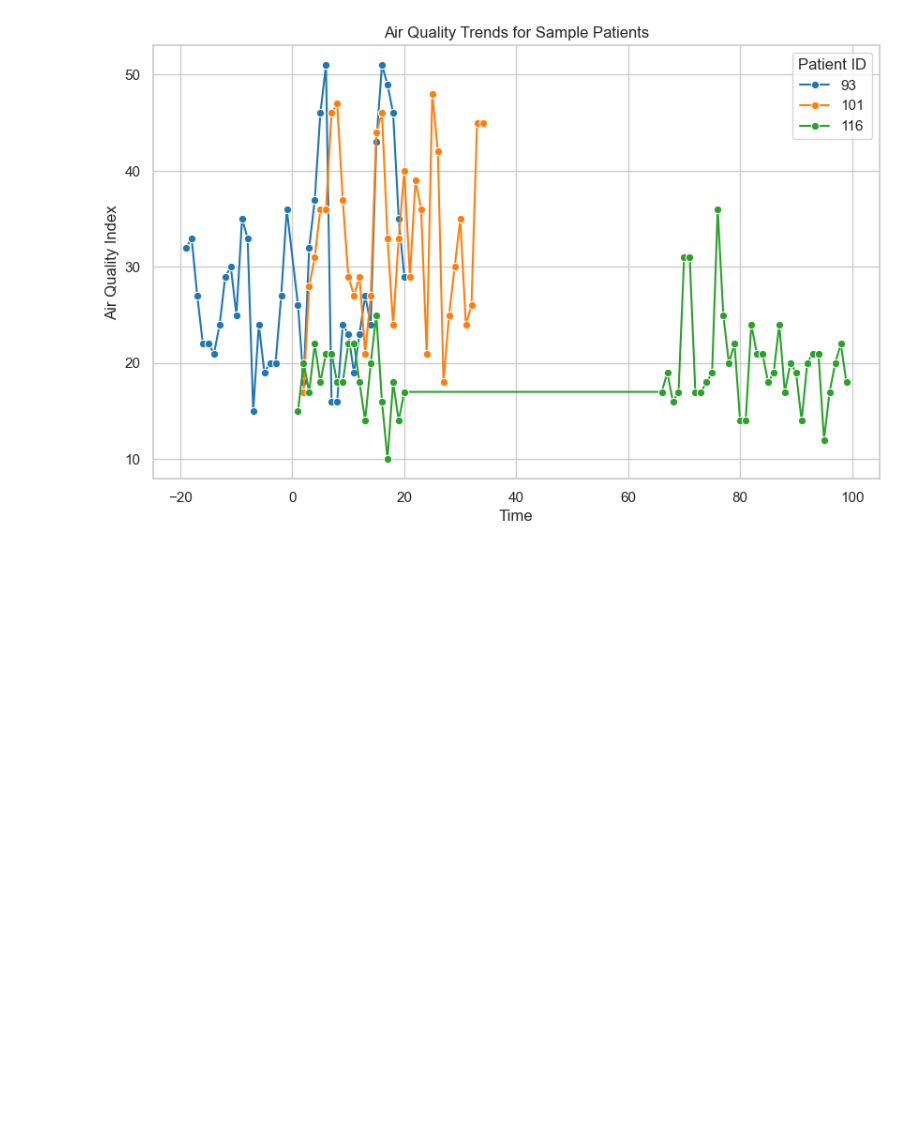
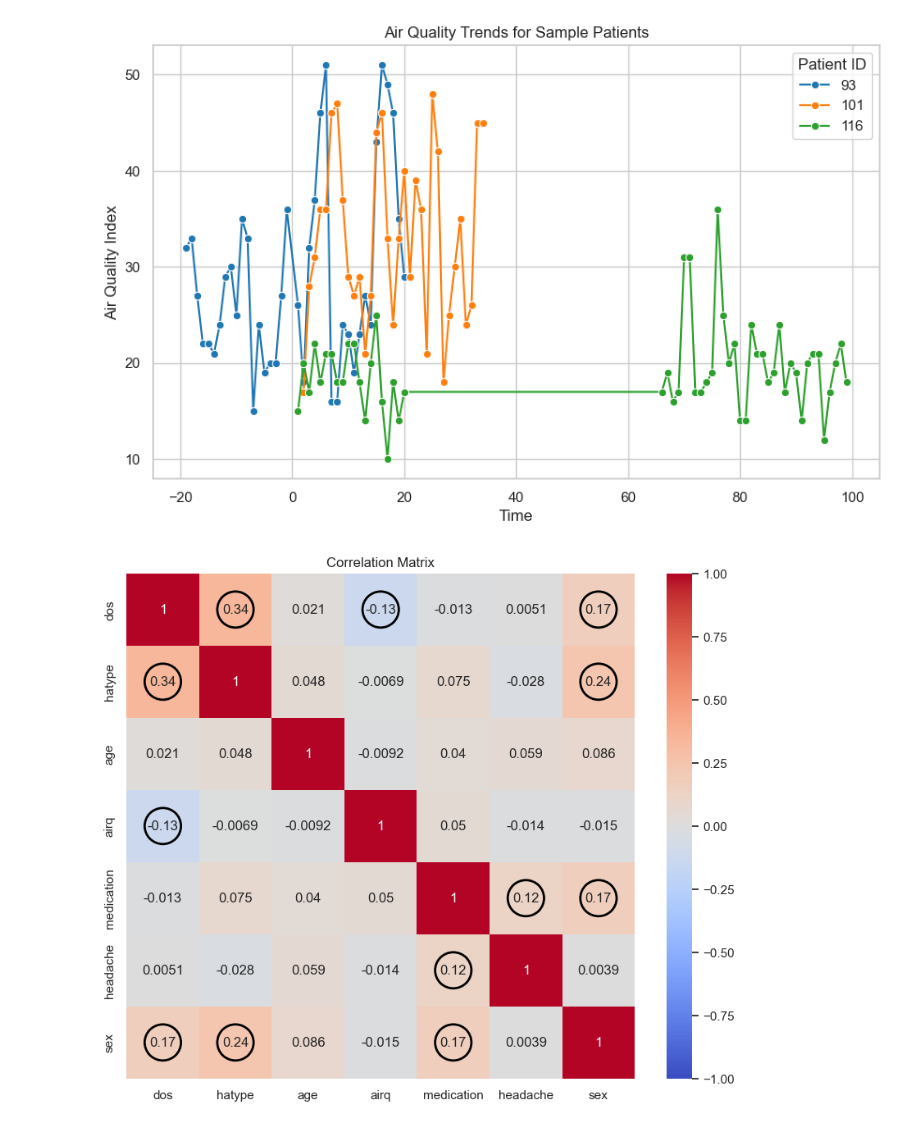
Before and after one commit to RPChinhara/alcohol_abuse_employment, a Jupyter notebook: EDA.ipynb, the cells around one changed output. Drawn from its saved outputs; the diff is of its cells as text; code cells hidden in the pictures; blank space fills up the shorter version.

Commit message:
Correlation heatmap

```diff
--- a/EDA.ipynb
+++ b/EDA.ipynb
@@ -215,3 +216,31 @@ plt.legend(title='Patient ID')
 plt.show()
 # %% [output]
 [figure]
+# %%
+# Correlation matrix
+# Convert categorical variables to numeric for correlation analysis
+migraine_df_heatmap = migraine_df.copy()
+migraine_df_heatmap = migraine_df_heatmap.drop(columns=['id', 'time'])
+
+cat_vars = ['hatype', 'medication', 'headache', 'sex']
+for var in cat_vars:
+    migraine_df_heatmap[var] = pd.factorize(migraine_df_heatmap[var])[0]
+
+# Compute correlation matrix
+corr = migraine_df_heatmap.corr().astype(float)  # Ensure all values are float
+
+# Plot heatmap
+plt.figure(figsize=(10,8))
+sns.heatmap(corr, annot=True, cmap='coolwarm', vmin=-1, vmax=1)
+
+# Overlay circles where |r| > 0.1
+for i in range(len(corr)):
+    for j in range(len(corr)):
+        if abs(float(corr.iloc[i, j])) > 0.1 and i != j:
+            plt.gca().add_patch(Circle((j + 0.5, i + 0.5), 0.25,
+                                           fill=False, color='black', linewidth=2))
+
+plt.title('Correlation Matrix')
+plt.show()
+# %% [output]
+[figure, added]
```
Also changed, not shown: parts of 1 cell of this notebook.
